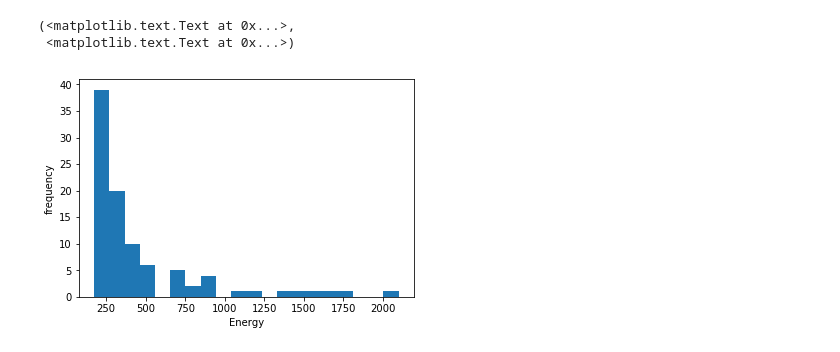
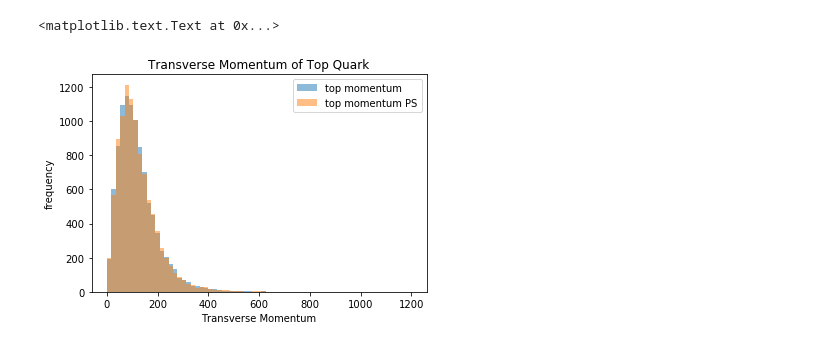
Before and after one commit to mattbellis/modifying_les_houches_files, a Jupyter notebook: plots.ipynb, the cells around one changed output. Saved outputs shown, nothing was run; the diff lists cells and outputs as text; code cells hidden in the pictures.

Commit message:
Added extra data lhe files and updated plot script to plot transverse momentum of t, W, b particles

```diff
--- a/plots.ipynb
+++ b/plots.ipynb
@@ -9,16 +8,34 @@ lhfile = pylhef.read('simulated_event.lhe')
-# %%
-energy = []
-
-for event in lhfile.events:
-
-    particles = event.particles
-    for particle in particles:
-        if particle.id == 6:
-            energy.append(particle.p[0])
-
-plt.hist(energy,bins=20)
-plt.xlabel('Energy'), plt.ylabel('frequency')
-# %% [output]
-(<matplotlib.text.Text at 0x...>,
- <matplotlib.text.Text at 0x...>)
-[figure, removed]
+# %%
+lhfile1 = pylhef.read('madgraph_ttbar_tWb.lhe')
+lhfile2 = pylhef.read('madgraph_ttbar_PS_tWb.lhe')
+# %%
+Tmom_t1 = []    #transverse momentum of top quark
+Tmom_t2 = []    #transverse momentum of top quark
+
+for event in lhfile1.events:
+    particles=event.particles      #finds the index of the top quark
+    for particle in particles:
+        if particle.id == 6:
+            x = particle.p[1]
+            y = particle.p[2]
+            momentum = math.sqrt(x**2+y**2)
+            Tmom_t1.append(momentum)
+
+for event in lhfile2.events:
+    particles=event.particles
+    for particle in particles:
+        if particle.id == 6:
+            x = particle.p[1]
+            y = particle.p[2]
+            momentum = math.sqrt(x**2+y**2)
+            Tmom_t2.append(momentum)
+
+bins = np.linspace(0,1200,70)
+plt.hist(Tmom_t1, bins, alpha=0.5, label='top momentum')
+plt.hist(Tmom_t2, bins, alpha=0.5, label='top momentum PS')
+plt.legend(loc='upper right')
+plt.xlabel('Transverse Momentum'), plt.ylabel('frequency')
+plt.title('Transverse Momentum of Top Quark')
+# %% [output]
+<matplotlib.text.Text at 0x...>
+[figure, added]
```
Also changed, not shown: parts of 4 cells of this notebook, 2 other files.
